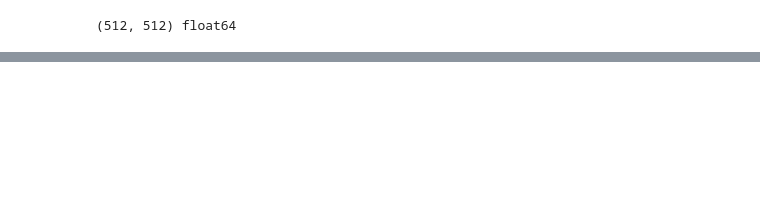
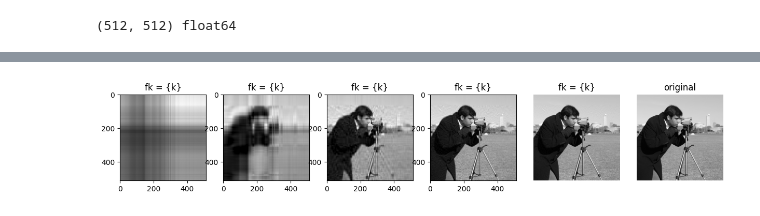
Before and after one commit to TreesaAbraham/svd-image-compression-MATH344L, a Jupyter notebook: notebook/02_svd_approximation.ipynb, the cells around one changed output, grey strips where cells are left out. Saved outputs shown, nothing was run; the diff lists cells and outputs as text; code cells hidden in the pictures; blank space fills up the shorter version.

```diff
--- a/notebook/02_svd_approximation.ipynb
+++ b/notebook/02_svd_approximation.ipynb
@@ -28,0 +44,6 @@ Largest error: 2.538058652135078e-11
+# %%
+# Make a rank-k approximation
+def rank_k_approx(A, k):
+  # Return the rank-k SVD approximation of A.
+  U, s, Vt = np.linalg.svd(A, full_matrices=False)
+  return U[:, :k] @ np.diag(s[:k]) @ Vt[:k, :]
@@ -28,0 +59,15 @@ Largest error: 2.538058652135078e-11
+# %%
+# Compare compressed images
+ks = [1, 5, 20, 50, 100]
+fig, axes = plt.subplots(1, len(ks) + 1, figsize=(15, 3))
+for ax, k in zip(axes, ks):
+  Ak = np.clip(rank_k_approx(A, k), 0, 255)
+  ax.imshow(Ak, cmap="gray", vmin=0, vmax=255)
+  ax.set_title("fk = {k}")
+ax.axis("off")
+axes[-1].imshow(A, cmap="gray", vmin=0, vmax=255)
+axes[-1].set_title("original")
+axes[-1].axis("off")
+plt.show()
+# %% [output]
+[figure, added]
```
Also changed, not shown: parts of 4 cells of this notebook.
